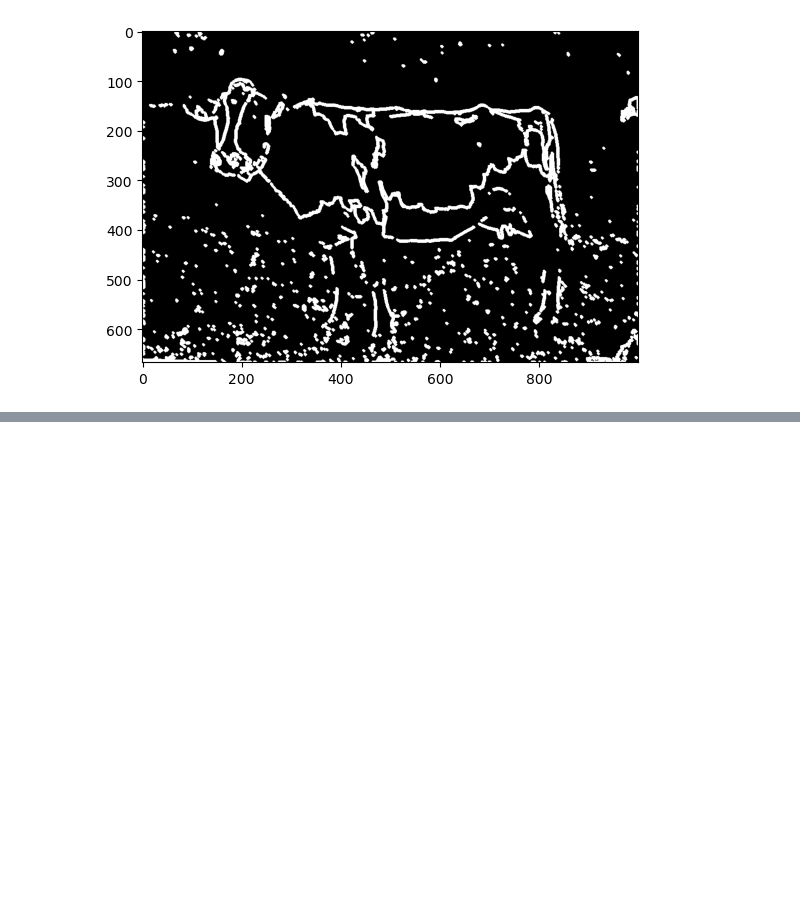
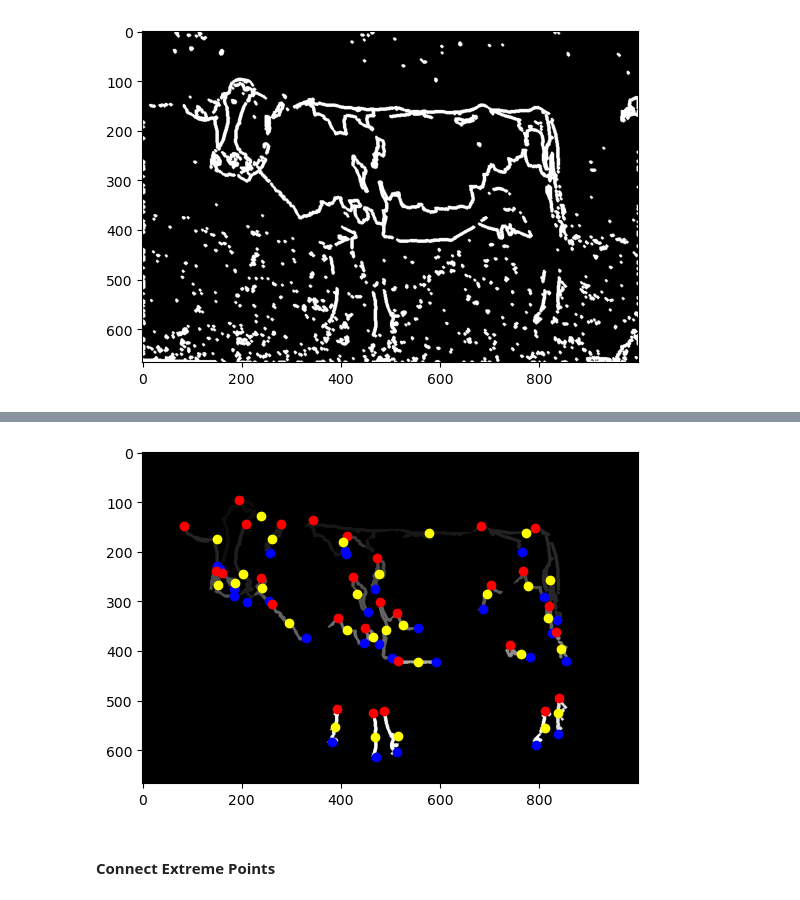
Before and after one commit to jon-mun/cow-segmentation, a Jupyter notebook: edge.ipynb, the cells around one changed output, grey strips where cells are left out. Saved outputs shown, nothing was run; the diff lists cells and outputs as text; code cells hidden in the pictures; blank space fills up the shorter version.

```diff
--- a/edge.ipynb
+++ b/edge.ipynb
@@ -458,0 +576,2 @@ plot_label_matrix(label_matrix=label_matrix)
+# %%
+extreme_points = calculate_extreme_points(label_matrix=clean_label_matrix)
@@ -458,0 +584,12 @@ plot_label_matrix(label_matrix=label_matrix)
+# %%
+for label, info in extreme_points.items():
+    coordinates = info['coordinates']
+
+    first = coordinates[0]
+    last = coordinates[-1]
+    mid = coordinates[len(coordinates) // 2]
+    quarter = coordinates[len(coordinates) // 4]
+    three_quarter = coordinates[len(coordinates) // 4 * 3]
+
+    extreme_points[label]['coordinates'] = [first, last, mid, quarter, three_quarter]
+    print(f'{label}: {extreme_points[label]["coordinates"]}')
@@ -458,0 +614,21 @@ plot_label_matrix(label_matrix=label_matrix)
+# %%
+import matplotlib.pyplot as plt
+
+def plot_extreme_points(label_matrix, extreme_points):
+    plt.imshow(label_matrix, cmap='gray')  # Display the label matrix
+
+    for label, info in extreme_points.items():
+        coordinates = info['coordinates']
+        plt.scatter(coordinates[0][1], coordinates[0][0], color='red', marker='o')
+        plt.scatter(coordinates[1][1], coordinates[1][0], color='blue', marker='o')
+        plt.scatter(coordinates[2][1], coordinates[2][0], color='yellow', marker='o')
+        # plt.scatter(coordinates[3][1], coordinates[3][0], color='green', marker='o')
+        # plt.scatter(coordinates[4][1], coordinates[4][0], color='purple', marker='o')
+    plt.show()
+
+# Assuming you have the label_matrix and extreme_points dictionary
+plot_extreme_points(clean_label_matrix, extreme_points)
+# %% [output]
+[figure, added]
+# %% [markdown]
+#### Connect Extreme Points
```
Also changed, not shown: parts of 24 cells of this notebook.
